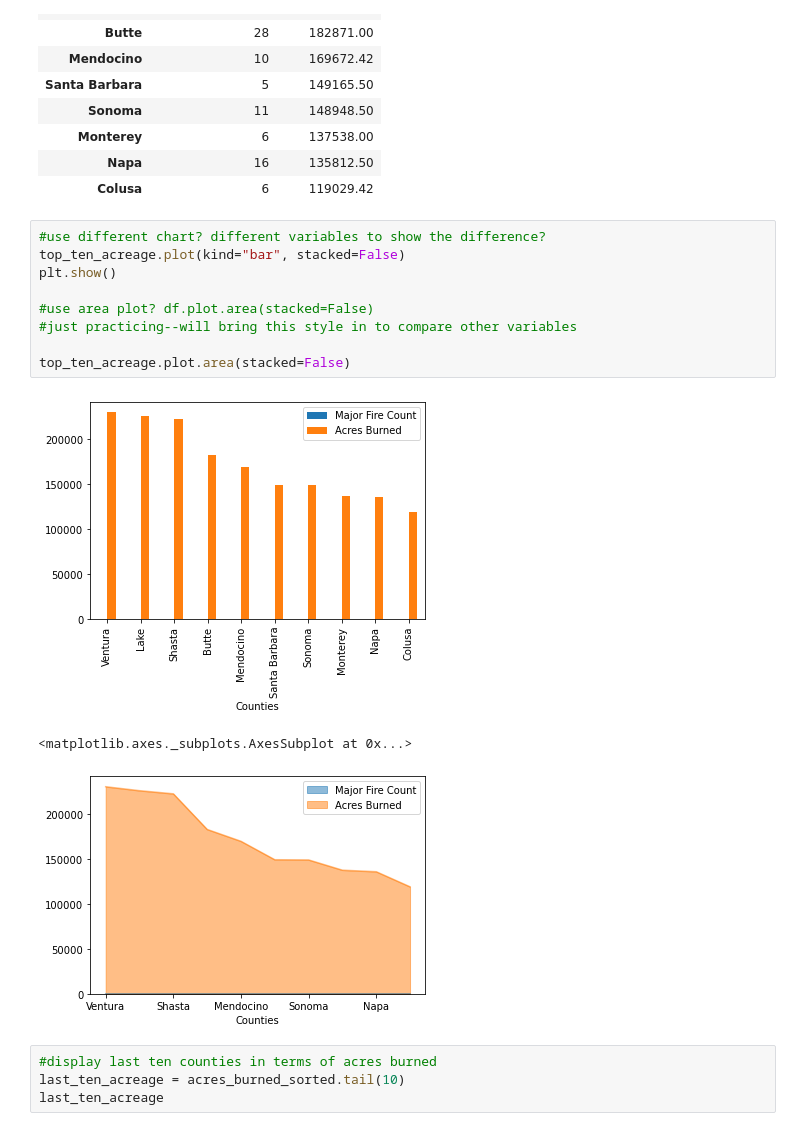
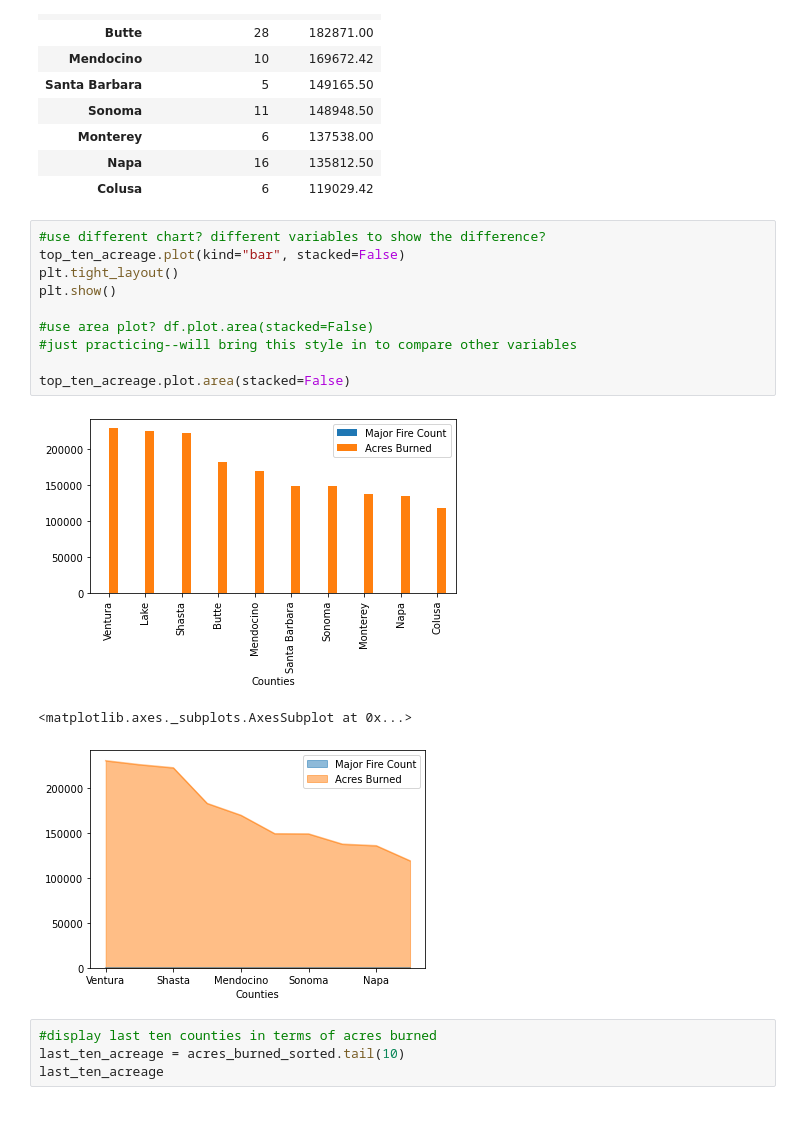
Before and after one commit to jump8621/data-project-I, a Jupyter notebook: lee_pyre.ipynb, the cells around one changed output. Drawn from its saved outputs; the diff is of its cells as text.

```diff
--- a/lee_pyre.ipynb
+++ b/lee_pyre.ipynb
@@ -294,14 +298,15 @@ top_ten_acreage
 # %%
 #use different chart? different variables to show the difference?
 top_ten_acreage.plot(kind="bar", stacked=False)
+plt.tight_layout()
 plt.show()
 
 #use area plot? df.plot.area(stacked=False)
 #just practicing--will bring this style in to compare other variables
 
 top_ten_acreage.plot.area(stacked=False)
 # %% [output]
-[figure, old version]
+[figure, new version]
 <matplotlib.axes._subplots.AxesSubplot at 0x...>
 [figure]
 # %%
```
Also changed, not shown: parts of 6 cells of this notebook, 5 other files.
